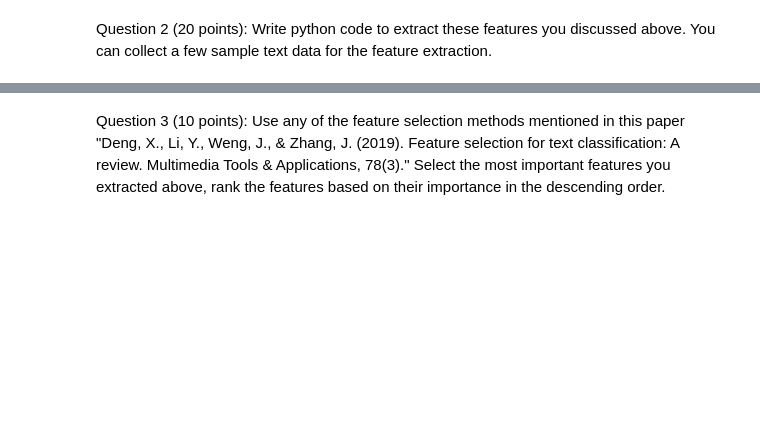
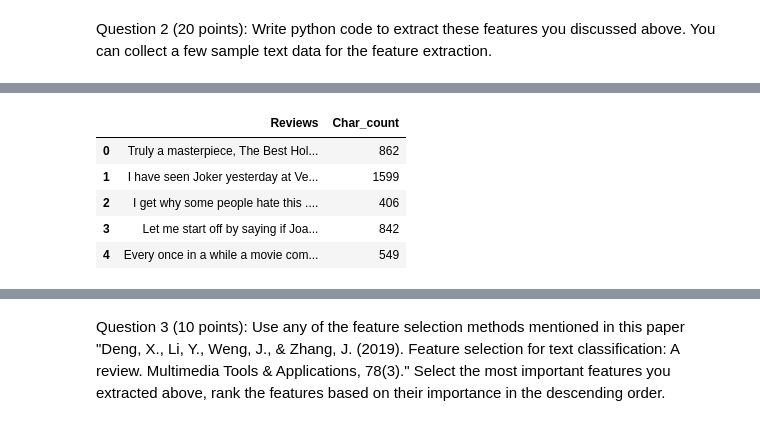
Before and after one commit to MounishaChalasani/MounishaChalasani-INFO5731_Assignment_One_fall2022, a Jupyter notebook: In_class_exercise_03_10062022.ipynb, the cells around one changed output, grey strips where cells are left out. Drawn from its saved outputs; the diff is of its cells as text; code cells hidden in the pictures; blank space fills up the shorter version.

```diff
--- a/In_class_exercise_03_10062022.ipynb
+++ b/In_class_exercise_03_10062022.ipynb
@@ -23,0 +55,13 @@ Question 2 (20 points): Write python code to extract these features you discusse
+# %%
+#to get character count
+
+data['Char_count'] = data['Reviews'].str.len() ## including spaces
+data = data[['Reviews','Char_count']]
+data.head()
+# %% [output]
+|  | Reviews | Char_count |
+| 0 | Truly a masterpiece, The Best Hol... | 862 |
+| 1 | I have seen Joker yesterday at Ve... | 1599 |
+| 2 | I get why some people hate this .... | 406 |
+| 3 | Let me start off by saying if Joa... | 842 |
+| 4 | Every once in a while a movie com... | 549 |
```
Also changed, not shown: parts of 7 cells of this notebook.
